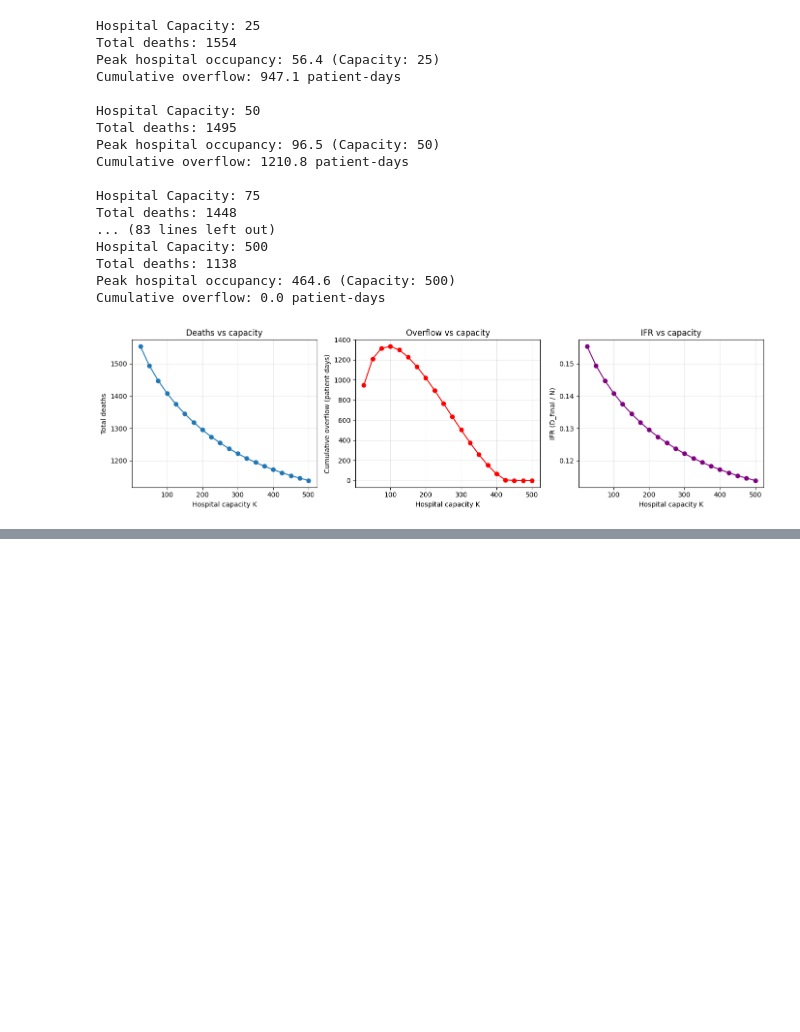
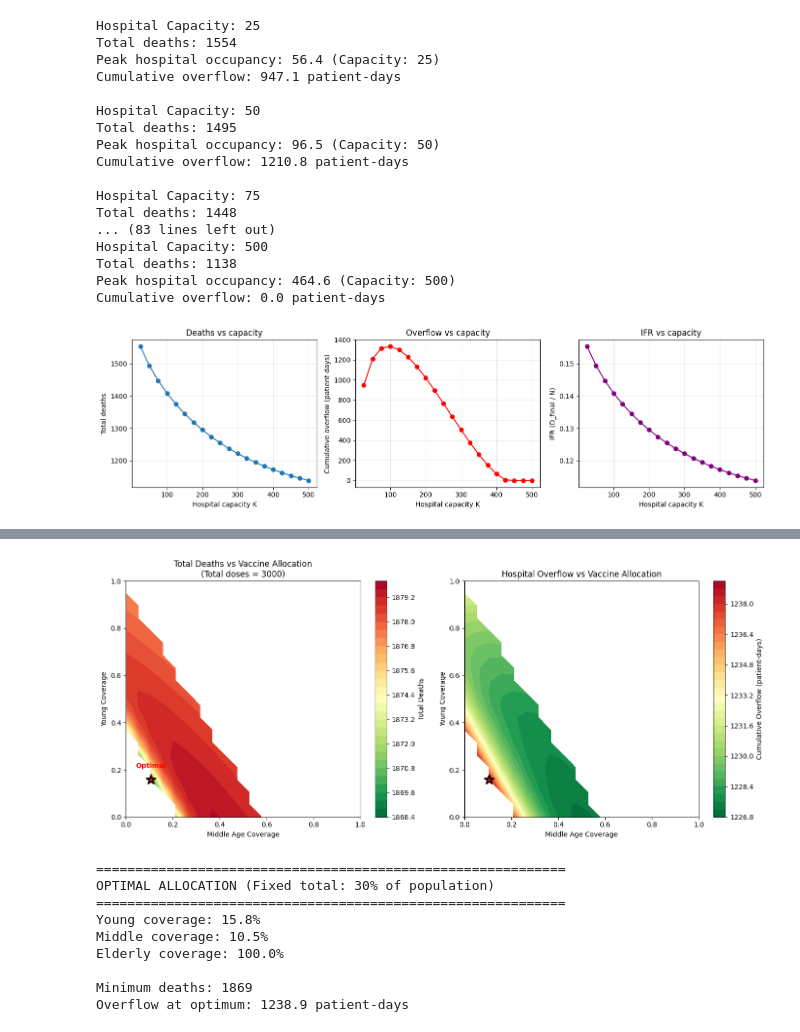
Before and after one commit to JasonHunter95/hospital-model, a Jupyter notebook: hospital.ipynb, the cells around one changed output, grey strips where cells are left out. Cells and saved outputs as stored; diff of their text form; code cells hidden in the pictures; blank space fills up the shorter version.

```diff
--- a/hospital.ipynb
+++ b/hospital.ipynb
@@ -464,0 +691,60 @@ Cumulative overflow: 0.0 patient-days
+# %%
+# Visualize optimal allocation
+fig, axes = plt.subplots(1, 2, figsize=(14, 6))
+
+# Deaths heatmap
+im1 = axes[0].contourf(middle_cov_range, young_cov_range, deaths_allocation_grid,
+                       levels=30, cmap='RdYlGn_r')
+cbar1 = plt.colorbar(im1, ax=axes[0])
+cbar1.set_label('Total Deaths')
+
+# Find and mark minimum
+min_idx = np.nanargmin(deaths_allocation_grid)
+min_i, min_j = np.unravel_index(min_idx, deaths_allocation_grid.shape)
+opt_young = young_cov_range[min_i]
+opt_middle = middle_cov_range[min_j]
+opt_elderly = (total_doses - opt_young*age_pops[0] - opt_middle*age_pops[1]) / age_pops[2]
+
+axes[0].scatter(opt_middle, opt_young, color='red', s=200, marker='*',
+               edgecolors='black', linewidths=2, zorder=10)
+axes[0].text(opt_middle, opt_young + 0.05, 'Optimal',
+            ha='center', fontsize=10, weight='bold', color='red')
+
+axes[0].set_xlabel('Middle Age Coverage')
+axes[0].set_ylabel('Young Coverage')
+axes[0].set_title(f'Total Deaths vs Vaccine Allocation\n(Total doses = {total_doses:.0f})')
+
+# Overflow heatmap
+im2 = axes[1].contourf(middle_cov_range, young_cov_range, overflow_allocation_grid,
+                       levels=30, cmap='RdYlGn_r')
+cbar2 = plt.colorbar(im2, ax=axes[1])
+cbar2.set_label('Cumulative Overflow (patient-days)')
+
+axes[1].scatter(opt_middle, opt_young, color='red', s=200, marker='*',
+               edgecolors='black', linewidths=2, zorder=10)
+axes[1].set_xlabel('Middle Age Coverage')
+axes[1].set_ylabel('Young Coverage')
+axes[1].set_title('Hospital Overflow vs Vaccine Allocation')
+
+plt.tight_layout()
+plt.show()
+
+print(f"\n{'='*60}")
+print(f"OPTIMAL ALLOCATION (Fixed total: {total_coverage_target*100:.0f}% of population)")
+print(f"{'='*60}")
+print(f"Young coverage: {opt_young*100:.1f}%")
+print(f"Middle coverage: {opt_middle*100:.1f}%")
+print(f"Elderly coverage: {opt_elderly*100:.1f}%")
+print(f"\nMinimum deaths: {np.nanmin(deaths_allocation_grid):.0f}")
+print(f"Overflow at optimum: {overflow_allocation_grid[min_i, min_j]:.1f} patient-days")
+# %% [output]
+[figure, added]
+============================================================
+OPTIMAL ALLOCATION (Fixed total: 30% of population)
+============================================================
+Young coverage: 15.8%
+Middle coverage: 10.5%
+Elderly coverage: 100.0%
+
+Minimum deaths: 1869
+Overflow at optimum: 1238.9 patient-days
```
Also changed, not shown: parts of 40 cells of this notebook, 5 other files.
